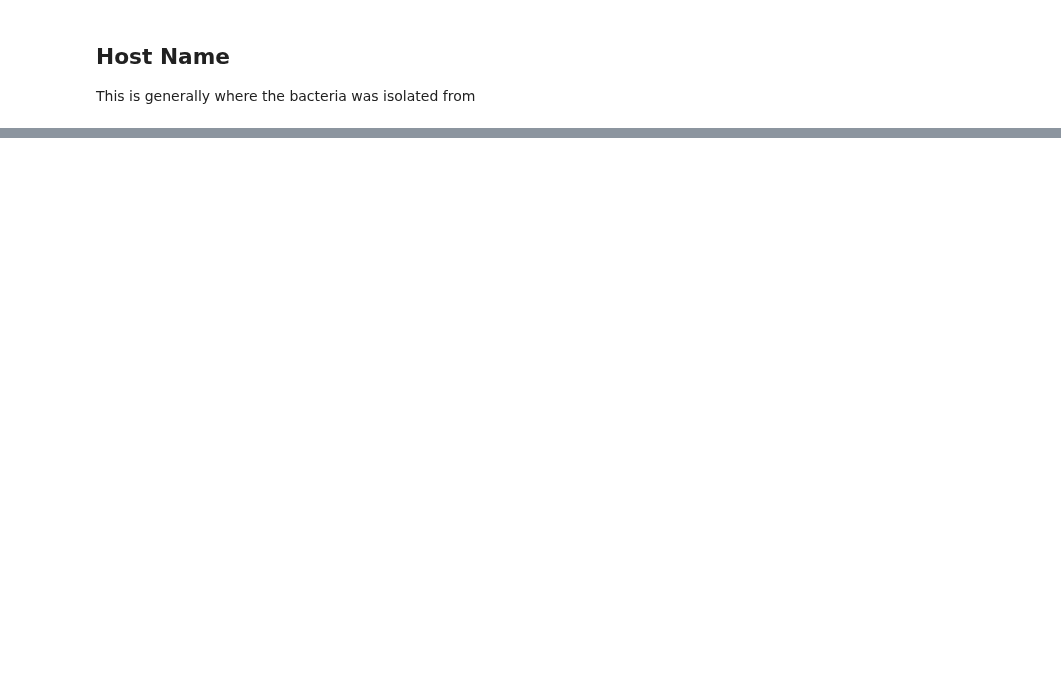
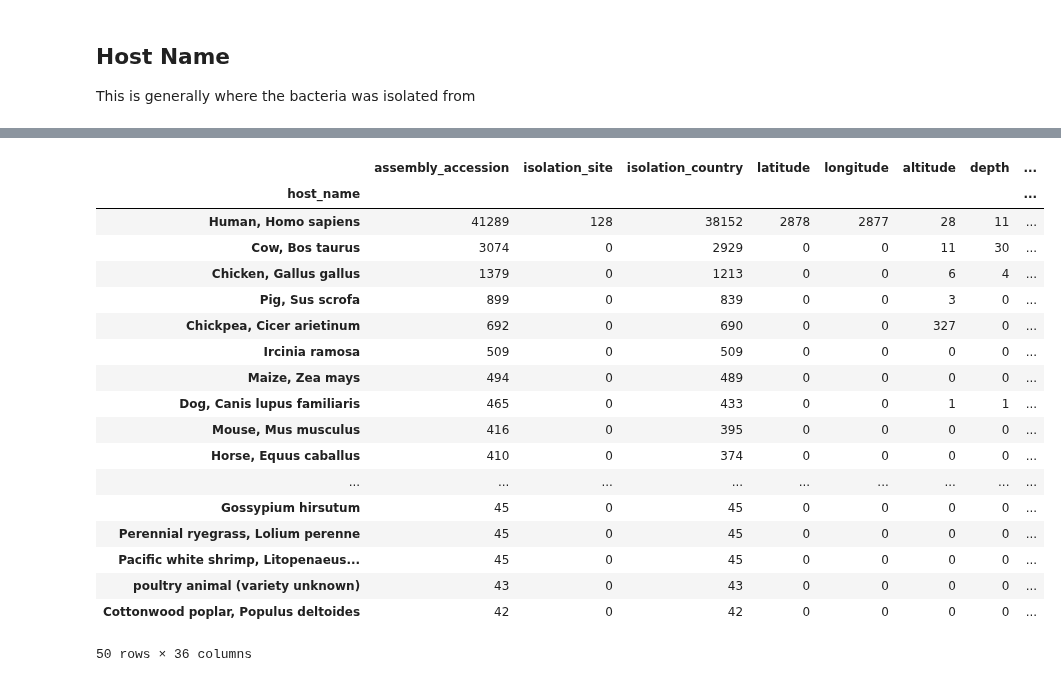
Before and after one commit to linsalrob/PhispyAnalysis, a Jupyter notebook: DataAnalysis/RAST sources.ipynb, the cells around one changed output, grey strips where cells are left out. Cells and saved outputs as stored; diff of their text form; code cells hidden in the pictures; blank space fills up the shorter version.

```diff
--- a/DataAnalysis/RAST sources.ipynb
+++ b/DataAnalysis/RAST sources.ipynb
@@ -645,0 +739,22 @@ pd.unique(phagemeta[phagemeta['host_name'].notnull()]['host_name'])
+# %%
+phagemeta.groupby('host_name').count().sort_values('assembly_accession',ascending=False).head(50)
+# %% [output]
+|  | assembly_accession | isolation_site | isolation_country | latitude | longitude | altitude | depth | ... |
+| host_name |  |  |  |  |  |  |  | ... |
+| Human, Homo sapiens | 41289 | 128 | 38152 | 2878 | 2877 | 28 | 11 | ... |
+| Cow, Bos taurus | 3074 | 0 | 2929 | 0 | 0 | 11 | 30 | ... |
+| Chicken, Gallus gallus | 1379 | 0 | 1213 | 0 | 0 | 6 | 4 | ... |
+| Pig, Sus scrofa | 899 | 0 | 839 | 0 | 0 | 3 | 0 | ... |
+| Chickpea, Cicer arietinum | 692 | 0 | 690 | 0 | 0 | 327 | 0 | ... |
+| Ircinia ramosa | 509 | 0 | 509 | 0 | 0 | 0 | 0 | ... |
+| Maize, Zea mays | 494 | 0 | 489 | 0 | 0 | 0 | 0 | ... |
+| Dog, Canis lupus familiaris | 465 | 0 | 433 | 0 | 0 | 1 | 1 | ... |
+| Mouse, Mus musculus | 416 | 0 | 395 | 0 | 0 | 0 | 0 | ... |
+| Horse, Equus caballus | 410 | 0 | 374 | 0 | 0 | 0 | 0 | ... |
+| ... | ... | ... | ... | ... | ... | ... | ... | ... |
+| Gossypium hirsutum | 45 | 0 | 45 | 0 | 0 | 0 | 0 | ... |
+| Perennial ryegrass, Lolium perenne | 45 | 0 | 45 | 0 | 0 | 0 | 0 | ... |
+| Pacific white shrimp, Litopenaeus... | 45 | 0 | 45 | 0 | 0 | 0 | 0 | ... |
+| poultry animal (variety unknown) | 43 | 0 | 43 | 0 | 0 | 0 | 0 | ... |
+| Cottonwood poplar, Populus deltoides | 42 | 0 | 42 | 0 | 0 | 0 | 0 | ... |
+50 rows × 36 columns
```
Also changed, not shown: parts of 26 cells of this notebook.
